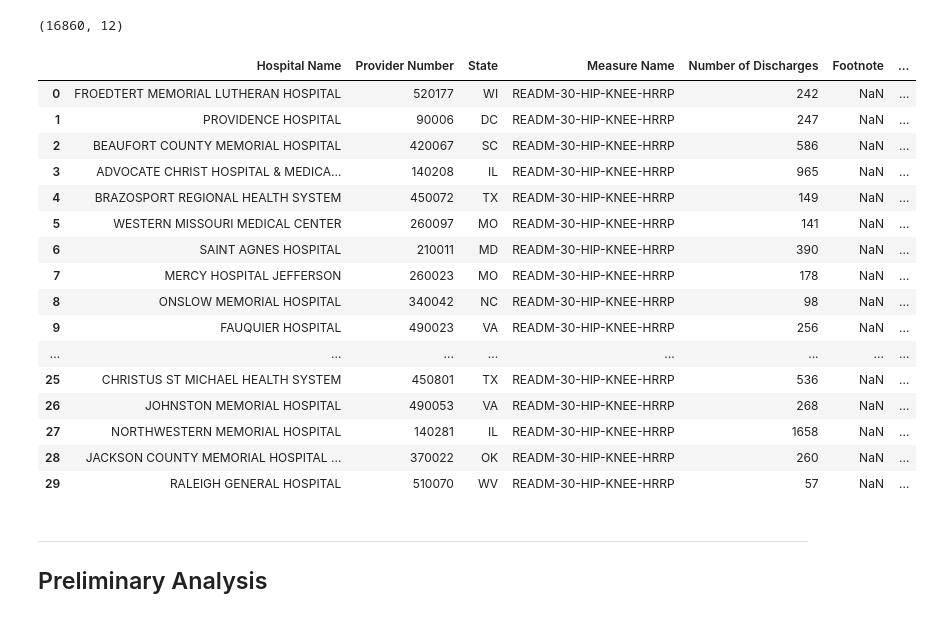
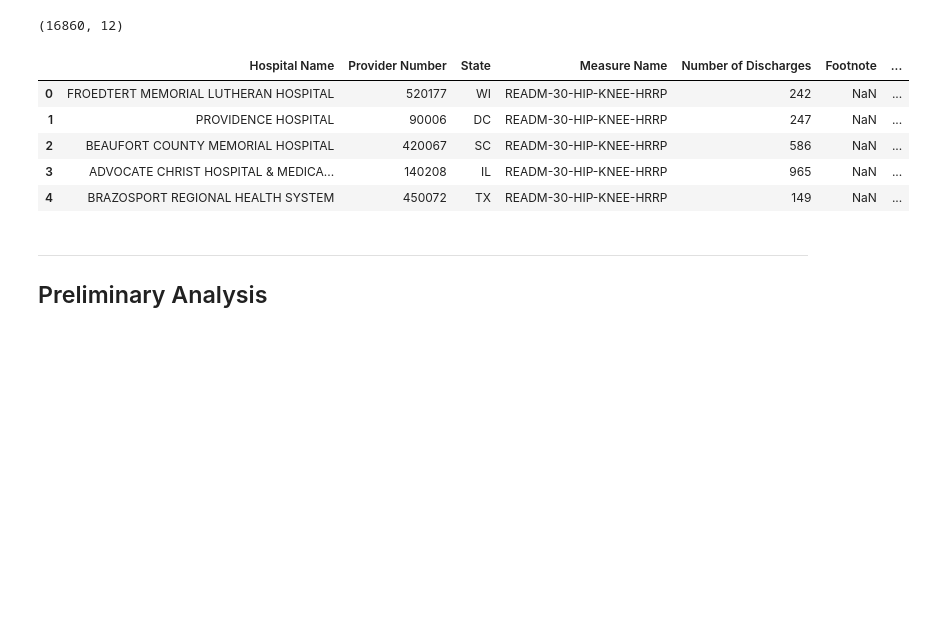
Before and after one commit to Mira2015/Intermediate_Data-_Science, a Jupyter notebook: sliderule_dsi_inferential_statistics_exercise_3.ipynb, the cells around one changed output. Cells and saved outputs as stored; diff of their text form; code cells hidden in the pictures; blank space fills up the shorter version.

```diff
--- a/sliderule_dsi_inferential_statistics_exercise_3.ipynb
+++ b/sliderule_dsi_inferential_statistics_exercise_3.ipynb
@@ -33,25 +33,14 @@ hospital_read_df.shape
 # %% [output]
 (16860, 12)
 # %%
-hospital_read_df .head(30)
+hospital_read_df .head()
 # %% [output]
 |  | Hospital Name | Provider Number | State | Measure Name | Number of Discharges | Footnote | ... |
 | 0 | FROEDTERT MEMORIAL LUTHERAN HOSPITAL | 520177 | WI | READM-30-HIP-KNEE-HRRP | 242 | NaN | ... |
 | 1 | PROVIDENCE HOSPITAL | 90006 | DC | READM-30-HIP-KNEE-HRRP | 247 | NaN | ... |
 | 2 | BEAUFORT COUNTY MEMORIAL HOSPITAL | 420067 | SC | READM-30-HIP-KNEE-HRRP | 586 | NaN | ... |
 | 3 | ADVOCATE CHRIST HOSPITAL & MEDICA... | 140208 | IL | READM-30-HIP-KNEE-HRRP | 965 | NaN | ... |
 | 4 | BRAZOSPORT REGIONAL HEALTH SYSTEM | 450072 | TX | READM-30-HIP-KNEE-HRRP | 149 | NaN | ... |
-| 5 | WESTERN MISSOURI MEDICAL CENTER | 260097 | MO | READM-30-HIP-KNEE-HRRP | 141 | NaN | ... |
-| 6 | SAINT AGNES HOSPITAL | 210011 | MD | READM-30-HIP-KNEE-HRRP | 390 | NaN | ... |
-| 7 | MERCY HOSPITAL JEFFERSON | 260023 | MO | READM-30-HIP-KNEE-HRRP | 178 | NaN | ... |
-| 8 | ONSLOW MEMORIAL HOSPITAL | 340042 | NC | READM-30-HIP-KNEE-HRRP | 98 | NaN | ... |
-| 9 | FAUQUIER HOSPITAL | 490023 | VA | READM-30-HIP-KNEE-HRRP | 256 | NaN | ... |
-| ... | ... | ... | ... | ... | ... | ... | ... |
-| 25 | CHRISTUS ST MICHAEL HEALTH SYSTEM | 450801 | TX | READM-30-HIP-KNEE-HRRP | 536 | NaN | ... |
-| 26 | JOHNSTON MEMORIAL HOSPITAL | 490053 | VA | READM-30-HIP-KNEE-HRRP | 268 | NaN | ... |
-| 27 | NORTHWESTERN MEMORIAL HOSPITAL | 140281 | IL | READM-30-HIP-KNEE-HRRP | 1658 | NaN | ... |
-| 28 | JACKSON COUNTY MEMORIAL HOSPITAL ... | 370022 | OK | READM-30-HIP-KNEE-HRRP | 260 | NaN | ... |
-| 29 | RALEIGH GENERAL HOSPITAL | 510070 | WV | READM-30-HIP-KNEE-HRRP | 57 | NaN | ... |
 # %% [markdown]
 ****
 ## Preliminary Analysis
```
Also changed, not shown: parts of 27 cells of this notebook.
